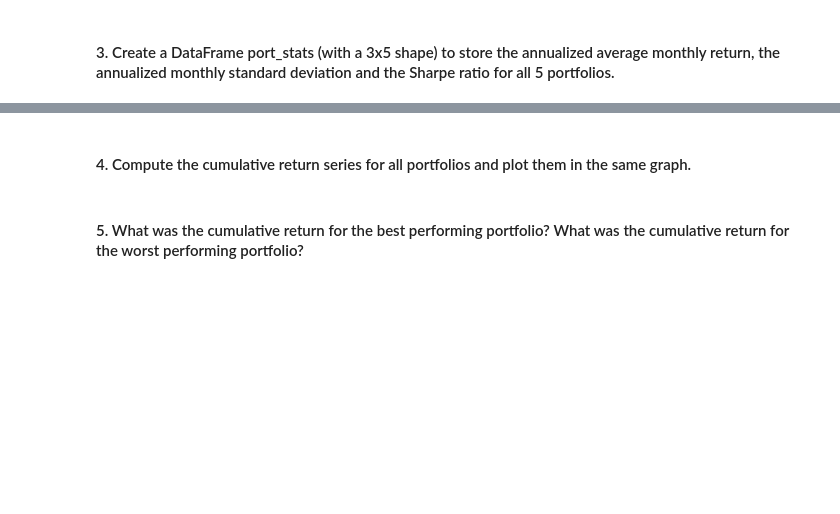
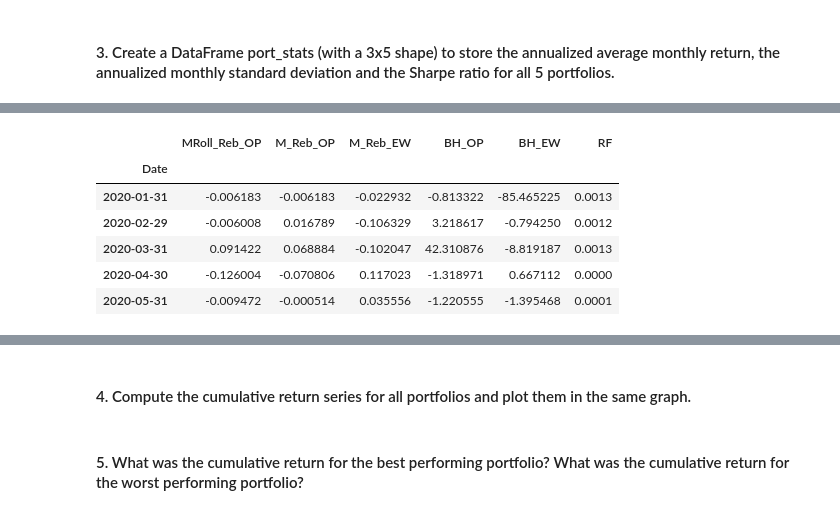
Before and after one commit to Alphaplayer248/Financial-Data-Project, a Jupyter notebook: Group Assignment_Alex.ipynb, the cells around one changed output, grey strips where cells are left out. Cells and saved outputs as stored; diff of their text form; code cells hidden in the pictures; blank space fills up the shorter version.

```diff
--- a/Group Assignment_Alex.ipynb
+++ b/Group Assignment_Alex.ipynb
@@ -324,0 +325,8 @@ port_stats=pd.DataFrame()
+# %%
+# Download the risk-free rate from Ken French's website
+start = dt.datetime(1927, 1, 1)
+end = dt.datetime.now()
+
+#three_factors = web.DataReader('F-F_Research_Data_Factors','famafrench', start, end)[0]
+rf = web.DataReader('F-F_Research_Data_Factors','famafrench', start, end)[0][['RF']]
+rf.head()
@@ -324,0 +341,5 @@ port_stats=pd.DataFrame()
+# %%
+# We convert the Period Index to a Datetime Index
+rf.index = rf.index.to_timestamp(how='end').normalize()
+rf = rf.apply(lambda x: x/100)
+rf.head()
@@ -324,0 +354,11 @@ port_stats=pd.DataFrame()
+# %%
+data = pd.merge(port_returns, rf, on = 'Date')
+data.head()
+# %% [output]
+|  | MRoll_Reb_OP | M_Reb_OP | M_Reb_EW | BH_OP | BH_EW | RF |
+| Date |  |  |  |  |  |  |
+| 2020-01-31 | -0.006183 | -0.006183 | -0.022932 | -0.813322 | -85.465225 | 0.0013 |
+| 2020-02-29 | -0.006008 | 0.016789 | -0.106329 | 3.218617 | -0.794250 | 0.0012 |
+| 2020-03-31 | 0.091422 | 0.068884 | -0.102047 | 42.310876 | -8.819187 | 0.0013 |
+| 2020-04-30 | -0.126004 | -0.070806 | 0.117023 | -1.318971 | 0.667112 | 0.0000 |
+| 2020-05-31 | -0.009472 | -0.000514 | 0.035556 | -1.220555 | -1.395468 | 0.0001 |
```
Also changed, not shown: parts of 18 cells of this notebook.
